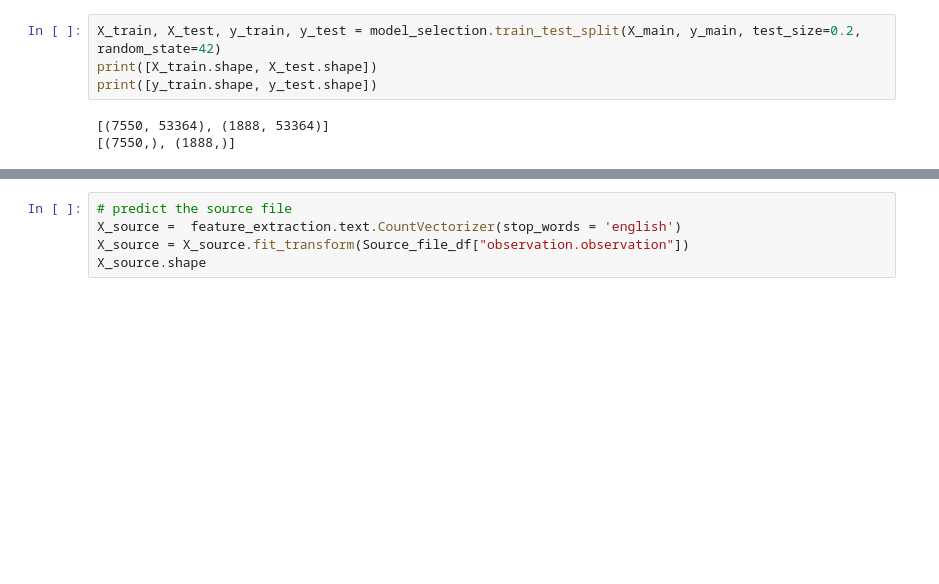
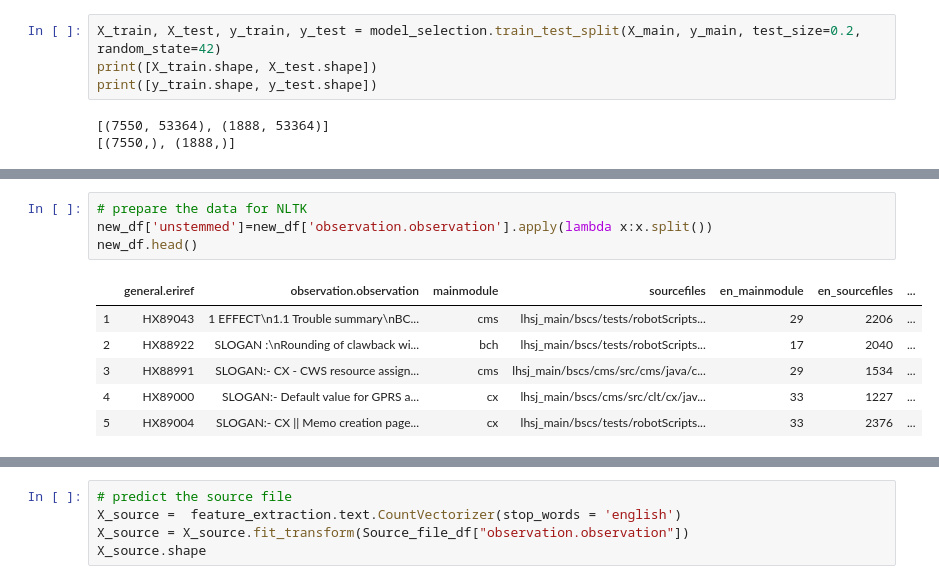
Before and after one commit to abdelaziz-sayed/trouble_shoot, a Jupyter notebook: troubleshoot_advisor.ipynb, the cells around one changed output, grey strips where cells are left out. Drawn from its saved outputs; the diff is of its cells as text; blank space fills up the shorter version.

Commit message:
add_NLTK_and_predict

```diff
--- a/troubleshoot_advisor.ipynb
+++ b/troubleshoot_advisor.ipynb
@@ -246,0 +261,11 @@ print(accuracy_score(y_test, y_pred))
+# %%
+# prepare the data for NLTK
+new_df['unstemmed']=new_df['observation.observation'].apply(lambda x:x.split())
+new_df.head()
+# %% [output]
+|  | general.eriref | observation.observation | mainmodule | sourcefiles | en_mainmodule | en_sourcefiles | ... |
+| 1 | HX89043 | 1 EFFECT\n1.1 Trouble summary\nBC... | cms | lhsj_main/bscs/tests/robotScripts... | 29 | 2206 | ... |
+| 2 | HX88922 | SLOGAN :\nRounding of clawback wi... | bch | lhsj_main/bscs/tests/robotScripts... | 17 | 2040 | ... |
+| 3 | HX88991 | SLOGAN:- CX - CWS resource assign... | cms | lhsj_main/bscs/cms/src/cms/java/c... | 29 | 1534 | ... |
+| 4 | HX89000 | SLOGAN:- Default value for GPRS a... | cx | lhsj_main/bscs/cms/src/clt/cx/jav... | 33 | 1227 | ... |
+| 5 | HX89004 | SLOGAN:- CX || Memo creation page... | cx | lhsj_main/bscs/tests/robotScripts... | 33 | 2376 | ... |
```
Also changed, not shown: parts of 8 cells of this notebook.
